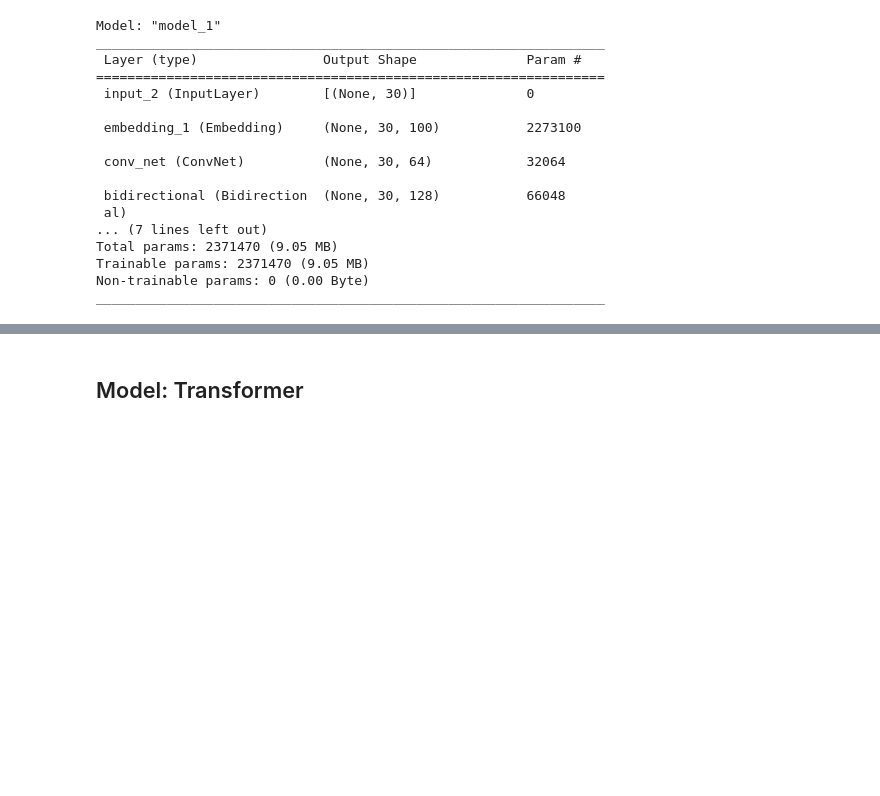
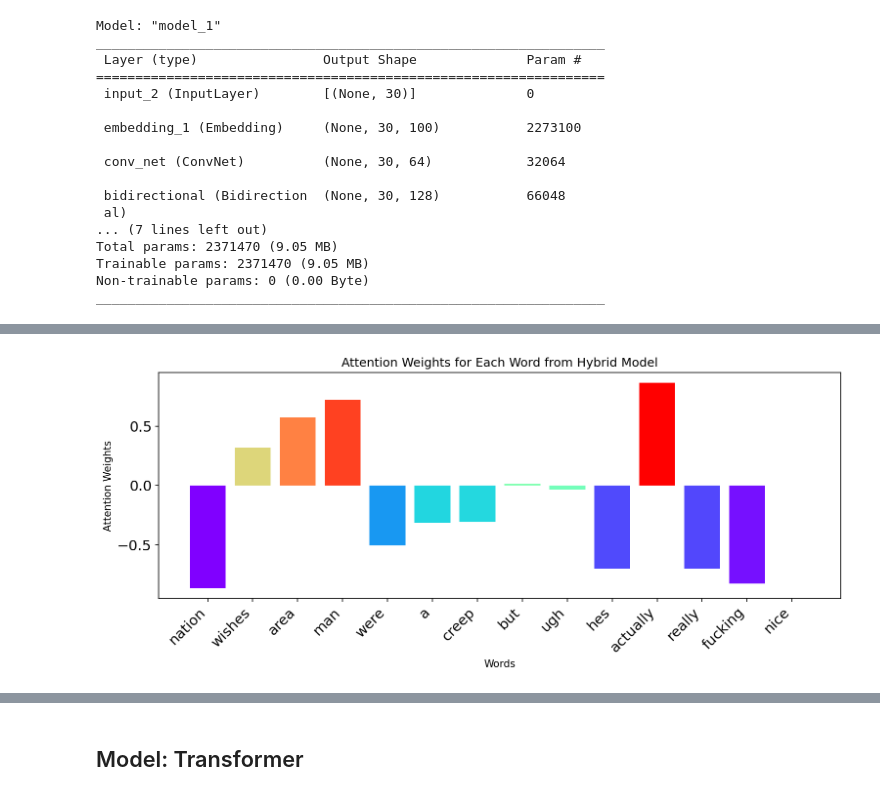
Before and after one commit to M3LLI55X/NLP_project, a Jupyter notebook: Models.ipynb, the cells around one changed output, grey strips where cells are left out. Drawn from its saved outputs; the diff is of its cells as text; code cells hidden in the pictures; blank space fills up the shorter version.

```diff
--- a/Models.ipynb
+++ b/Models.ipynb
@@ -454,0 +480,4 @@ visualize_attention_weights(example_3, hybrid_model, tokenizer)
+# %%
+example_5 = "nation wishes area man were a creep but ugh hes actually really fucking nice"
+visualize_attention_weights(example_5, hybrid_model, tokenizer)
+# %% [output]
@@ -454,0 +487 @@ visualize_attention_weights(example_3, hybrid_model, tokenizer)
+[figure, added]
```
Also changed, not shown: parts of 30 cells of this notebook, 1 other file.
